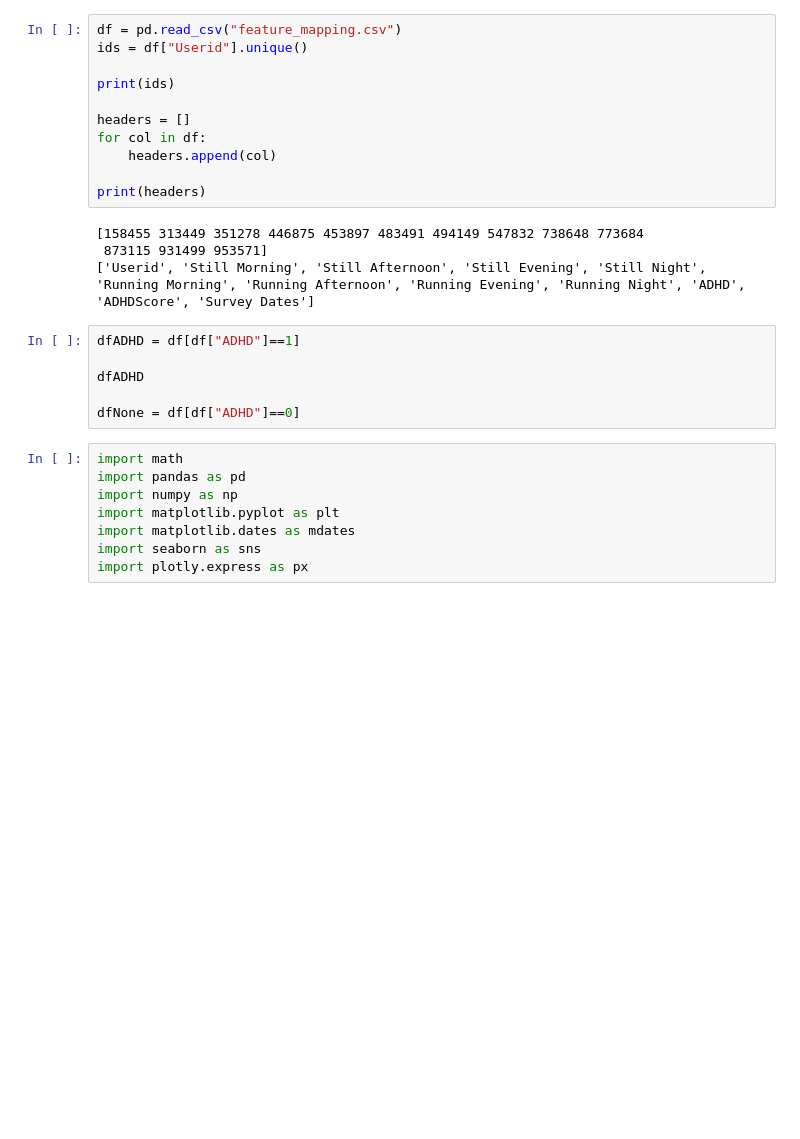
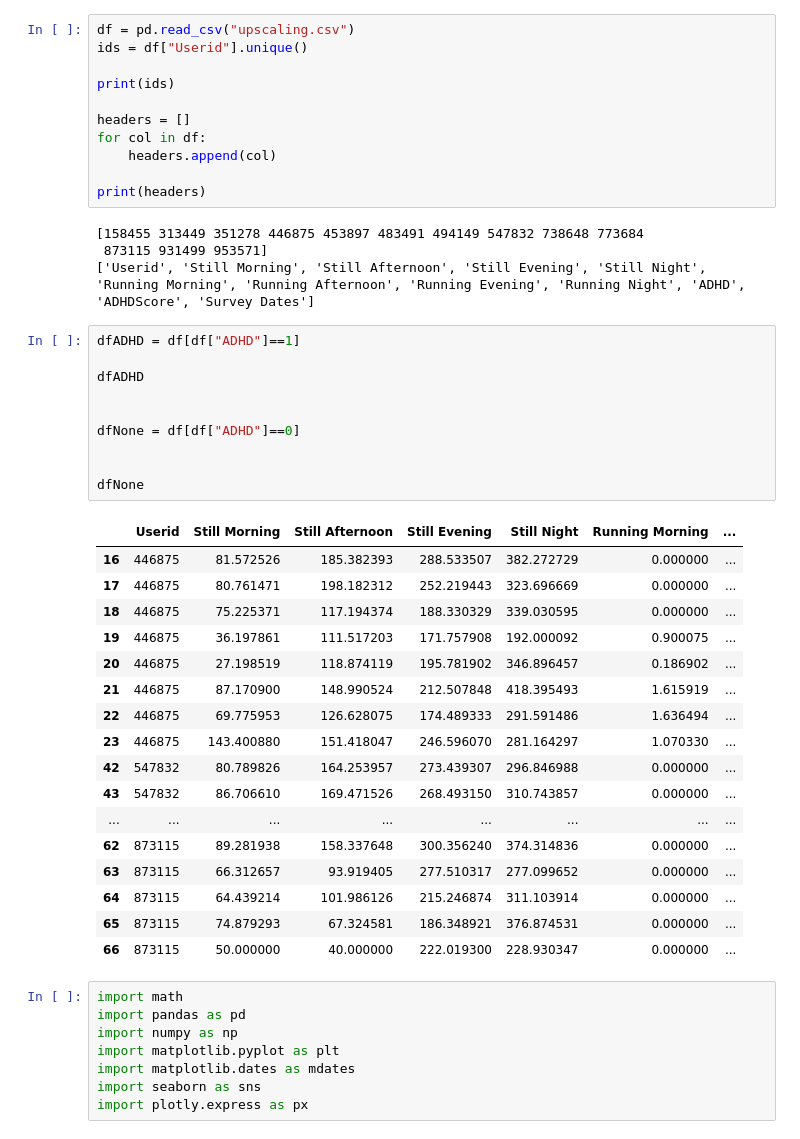
Before and after one commit to zhuyingw/ADHD-Prediction, a Jupyter notebook: featureVisual.ipynb, the cells around one changed output. Saved outputs shown, nothing was run; the diff lists cells and outputs as text; blank space fills up the shorter version.

Commit message:
upscaling.csv created and uploaded

```diff
--- a/featureVisual.ipynb
+++ b/featureVisual.ipynb
@@ -10,7 +10,7 @@ colors= ["b", "orange", "r", "c", "m", "grey", "black", "violet", "skyblue", "br
 
 noises=[0.1, 0.2, 0.3, 0.4, 0.15, 0.24, 0.34, 0.44, 0.27, 0.37, 0, 0.13, 0.41, 0.22, 0.33, 0.2]
 # %%
-df = pd.read_csv("feature_mapping.csv")
+df = pd.read_csv("upscaling.csv")
 ids = df["Userid"].unique()
 
 print(ids)
@@ -27,9 +27,31 @@ print(headers)
 # %%
 dfADHD = df[df["ADHD"]==1]
 
 dfADHD
 
+
 dfNone = df[df["ADHD"]==0]
+
+
+dfNone
+# %% [output]
+|  | Userid | Still Morning | Still Afternoon | Still Evening | Still Night | Running Morning | ... |
+| 16 | 446875 | 81.572526 | 185.382393 | 288.533507 | 382.272729 | 0.000000 | ... |
+| 17 | 446875 | 80.761471 | 198.182312 | 252.219443 | 323.696669 | 0.000000 | ... |
+| 18 | 446875 | 75.225371 | 117.194374 | 188.330329 | 339.030595 | 0.000000 | ... |
+| 19 | 446875 | 36.197861 | 111.517203 | 171.757908 | 192.000092 | 0.900075 | ... |
+| 20 | 446875 | 27.198519 | 118.874119 | 195.781902 | 346.896457 | 0.186902 | ... |
+| 21 | 446875 | 87.170900 | 148.990524 | 212.507848 | 418.395493 | 1.615919 | ... |
+| 22 | 446875 | 69.775953 | 126.628075 | 174.489333 | 291.591486 | 1.636494 | ... |
+| 23 | 446875 | 143.400880 | 151.418047 | 246.596070 | 281.164297 | 1.070330 | ... |
+| 42 | 547832 | 80.789826 | 164.253957 | 273.439307 | 296.846988 | 0.000000 | ... |
+| 43 | 547832 | 86.706610 | 169.471526 | 268.493150 | 310.743857 | 0.000000 | ... |
+| ... | ... | ... | ... | ... | ... | ... | ... |
+| 62 | 873115 | 89.281938 | 158.337648 | 300.356240 | 374.314836 | 0.000000 | ... |
+| 63 | 873115 | 66.312657 | 93.919405 | 277.510317 | 277.099652 | 0.000000 | ... |
+| 64 | 873115 | 64.439214 | 101.986126 | 215.246874 | 311.103914 | 0.000000 | ... |
+| 65 | 873115 | 74.879293 | 67.324581 | 186.348921 | 376.874531 | 0.000000 | ... |
+| 66 | 873115 | 50.000000 | 40.000000 | 222.019300 | 228.930347 | 0.000000 | ... |
 # %%
 import math
 import pandas as pd
```
Also changed, not shown: parts of 3 cells of this notebook, 3 other files.
